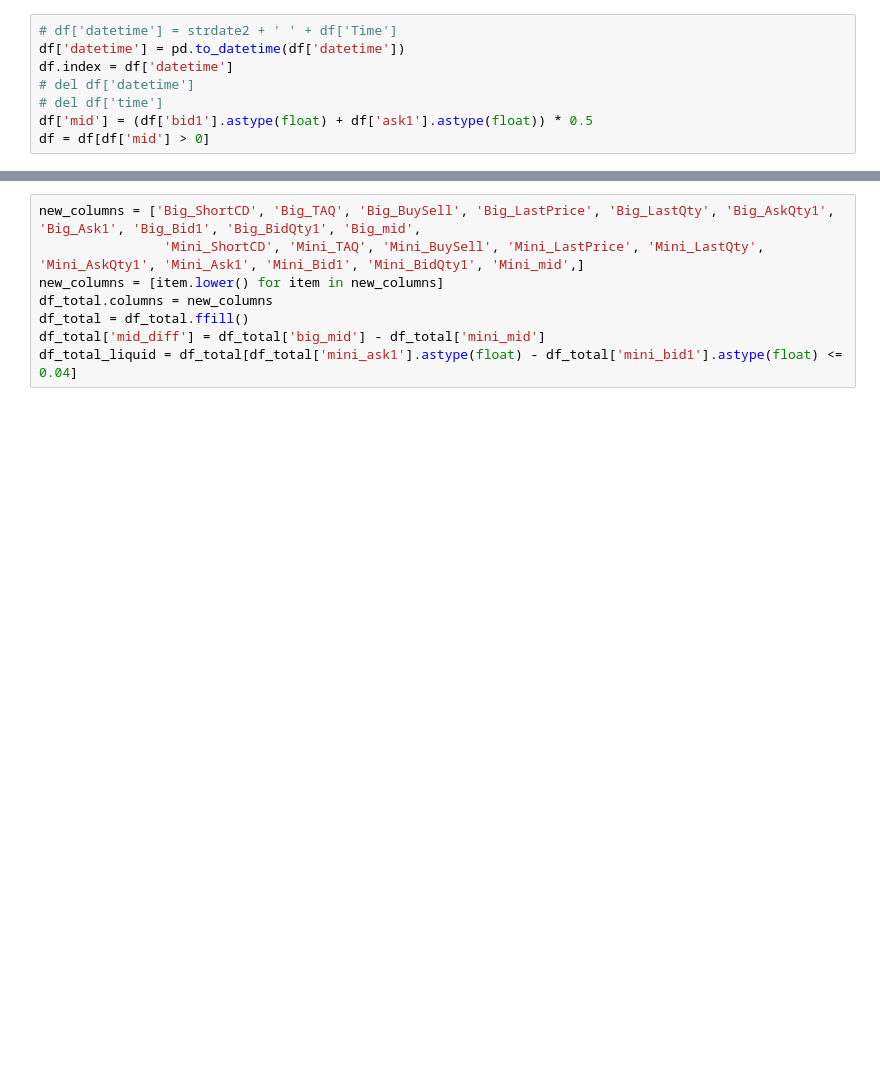
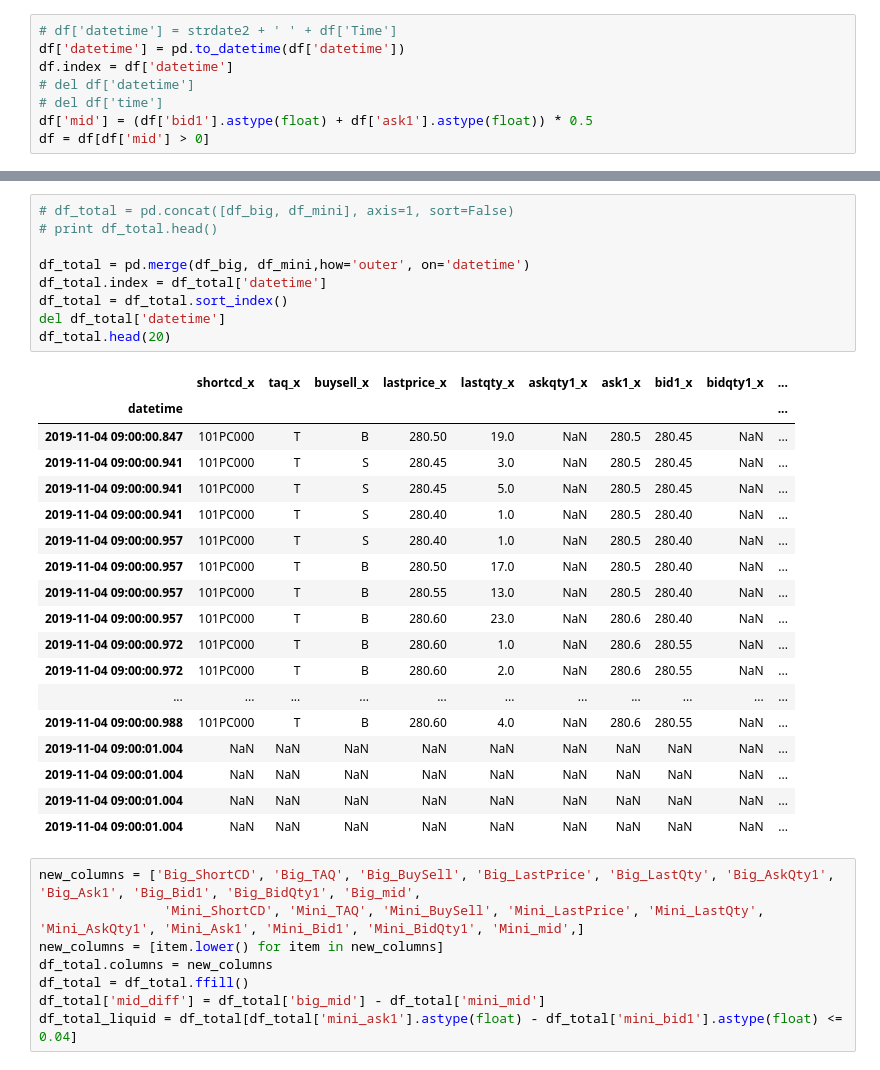
Before and after one commit to QuantTraderEd/AQTrader, a Jupyter notebook: Script/miniarb_research_template.ipynb, the cells around one changed output, grey strips where cells are left out. Drawn from its saved outputs; the diff is of its cells as text; blank space fills up the shorter version.

```diff
--- a/Script/miniarb_research_template.ipynb
+++ b/Script/miniarb_research_template.ipynb
@@ -104,3 +79,31 @@ datetime
+# %%
+# df_total = pd.concat([df_big, df_mini], axis=1, sort=False)
+# print df_total.head()
+
+df_total = pd.merge(df_big, df_mini,how='outer', on='datetime')
+df_total.index = df_total['datetime']
+df_total = df_total.sort_index()
+del df_total['datetime']
+df_total.head(20)
+# %% [output]
+|  | shortcd_x | taq_x | buysell_x | lastprice_x | lastqty_x | askqty1_x | ask1_x | bid1_x | bidqty1_x | ... |
+| datetime |  |  |  |  |  |  |  |  |  | ... |
+| 2019-11-04 09:00:00.847 | 101PC000 | T | B | 280.50 | 19.0 | NaN | 280.5 | 280.45 | NaN | ... |
+| 2019-11-04 09:00:00.941 | 101PC000 | T | S | 280.45 | 3.0 | NaN | 280.5 | 280.45 | NaN | ... |
+| 2019-11-04 09:00:00.941 | 101PC000 | T | S | 280.45 | 5.0 | NaN | 280.5 | 280.45 | NaN | ... |
+| 2019-11-04 09:00:00.941 | 101PC000 | T | S | 280.40 | 1.0 | NaN | 280.5 | 280.40 | NaN | ... |
+| 2019-11-04 09:00:00.957 | 101PC000 | T | S | 280.40 | 1.0 | NaN | 280.5 | 280.40 | NaN | ... |
+| 2019-11-04 09:00:00.957 | 101PC000 | T | B | 280.50 | 17.0 | NaN | 280.5 | 280.40 | NaN | ... |
+| 2019-11-04 09:00:00.957 | 101PC000 | T | B | 280.55 | 13.0 | NaN | 280.5 | 280.40 | NaN | ... |
+| 2019-11-04 09:00:00.957 | 101PC000 | T | B | 280.60 | 23.0 | NaN | 280.6 | 280.40 | NaN | ... |
+| 2019-11-04 09:00:00.972 | 101PC000 | T | B | 280.60 | 1.0 | NaN | 280.6 | 280.55 | NaN | ... |
+| 2019-11-04 09:00:00.972 | 101PC000 | T | B | 280.60 | 2.0 | NaN | 280.6 | 280.55 | NaN | ... |
+| ... | ... | ... | ... | ... | ... | ... | ... | ... | ... | ... |
+| 2019-11-04 09:00:00.988 | 101PC000 | T | B | 280.60 | 4.0 | NaN | 280.6 | 280.55 | NaN | ... |
+| 2019-11-04 09:00:01.004 | NaN | NaN | NaN | NaN | NaN | NaN | NaN | NaN | NaN | ... |
+| 2019-11-04 09:00:01.004 | NaN | NaN | NaN | NaN | NaN | NaN | NaN | NaN | NaN | ... |
+| 2019-11-04 09:00:01.004 | NaN | NaN | NaN | NaN | NaN | NaN | NaN | NaN | NaN | ... |
+| 2019-11-04 09:00:01.004 | NaN | NaN | NaN | NaN | NaN | NaN | NaN | NaN | NaN | ... |
 # %%
 new_columns = ['Big_ShortCD', 'Big_TAQ', 'Big_BuySell', 'Big_LastPrice', 'Big_LastQty', 'Big_AskQty1', 'Big_Ask1', 'Big_Bid1', 'Big_BidQty1', 'Big_mid',
 				'Mini_ShortCD', 'Mini_TAQ', 'Mini_BuySell', 'Mini_LastPrice', 'Mini_LastQty', 'Mini_AskQty1', 'Mini_Ask1', 'Mini_Bid1', 'Mini_BidQty1', 'Mini_mid',]
```
Also changed, not shown: parts of 8 cells of this notebook.
